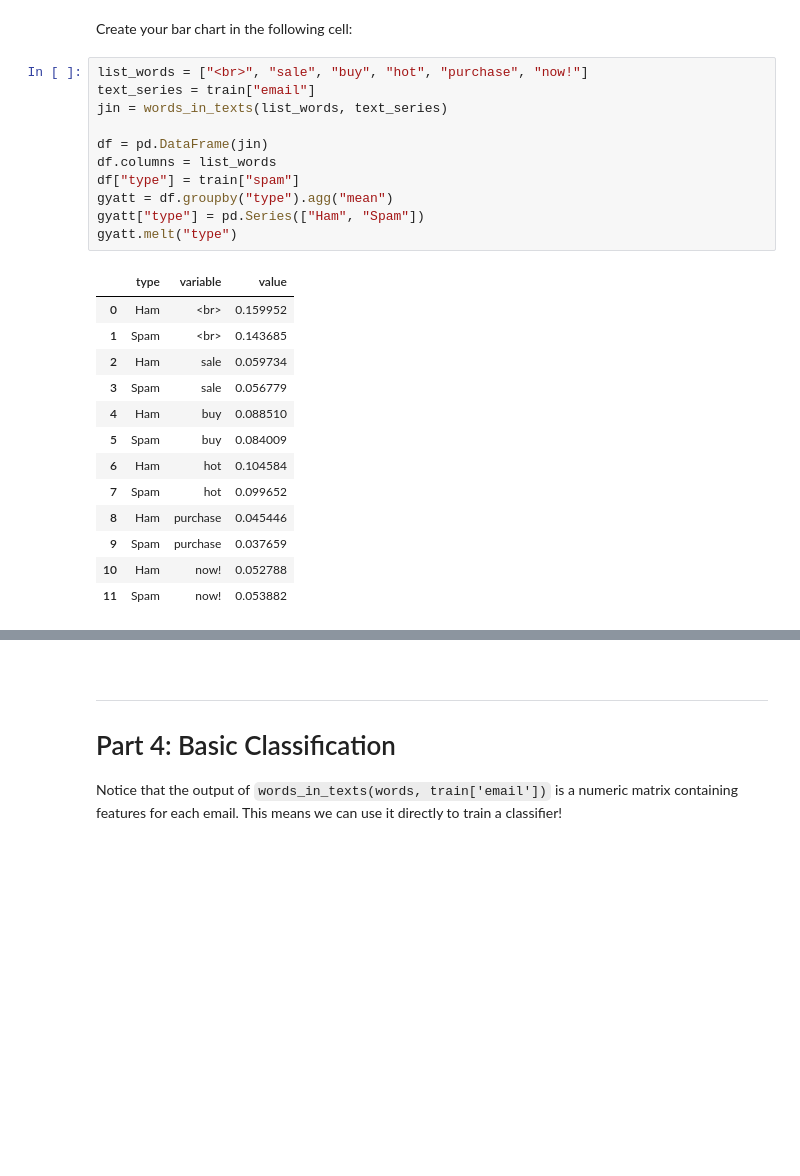
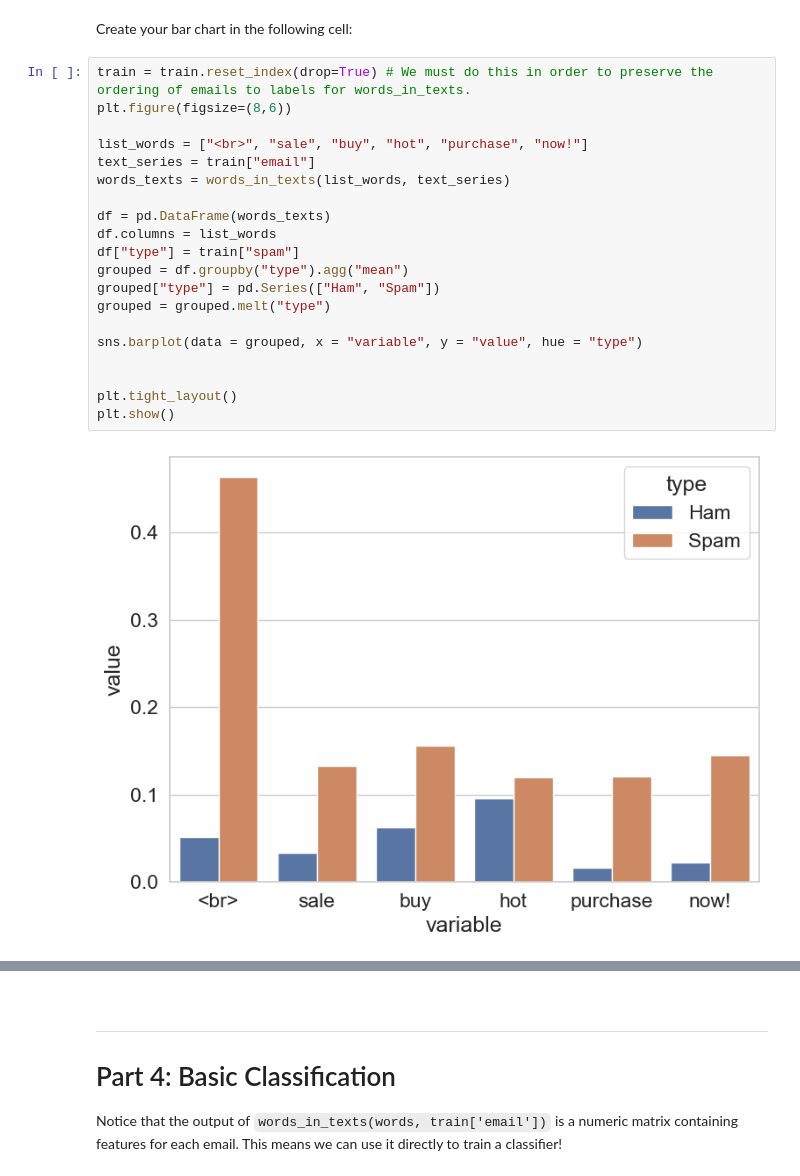
Before and after one commit to brandonconcepcion/Spam-vs-Ham, a Jupyter notebook: Notebook.ipynb, the cells around one changed output, grey strips where cells are left out. Cells and saved outputs as stored; diff of their text form; blank space fills up the shorter version.

```diff
--- a/Notebook.ipynb
+++ b/Notebook.ipynb
@@ -280,27 +269,24 @@ Finally, you will need to chain some `pandas` functions together. Try to add one
 
 Create your bar chart in the following cell:
 # %%
+train = train.reset_index(drop=True) # We must do this in order to preserve the ordering of emails to labels for words_in_texts.
+plt.figure(figsize=(8,6))
+
 list_words = ["<br>", "sale", "buy", "hot", "purchase", "now!"]
 text_series = train["email"]
-jin = words_in_texts(list_words, text_series)
+words_texts = words_in_texts(list_words, text_series)
 
-df = pd.DataFrame(jin)
+df = pd.DataFrame(words_texts)
 df.columns = list_words
 df["type"] = train["spam"]
-gyatt = df.groupby("type").agg("mean")
-gyatt["type"] = pd.Series(["Ham", "Spam"])
-gyatt.melt("type")
+grouped = df.groupby("type").agg("mean")
+grouped["type"] = pd.Series(["Ham", "Spam"])
+grouped = grouped.melt("type")
+
+sns.barplot(data = grouped, x = "variable", y = "value", hue = "type")
+
+
+plt.tight_layout()
+plt.show()
 # %% [output]
-|  | type | variable | value |
-| 0 | Ham | <br> | 0.159952 |
-| 1 | Spam | <br> | 0.143685 |
-| 2 | Ham | sale | 0.059734 |
-| 3 | Spam | sale | 0.056779 |
-| 4 | Ham | buy | 0.088510 |
-| 5 | Spam | buy | 0.084009 |
-| 6 | Ham | hot | 0.104584 |
-| 7 | Spam | hot | 0.099652 |
-| 8 | Ham | purchase | 0.045446 |
-| 9 | Spam | purchase | 0.037659 |
-| 10 | Ham | now! | 0.052788 |
-| 11 | Spam | now! | 0.053882 |
+[figure, added]
```
Also changed, not shown: parts of 33 cells of this notebook.
